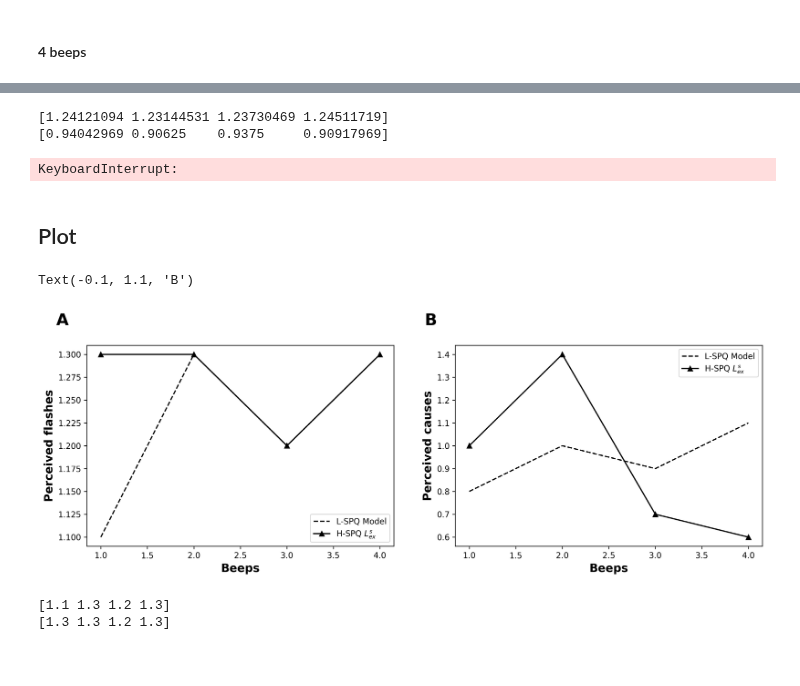
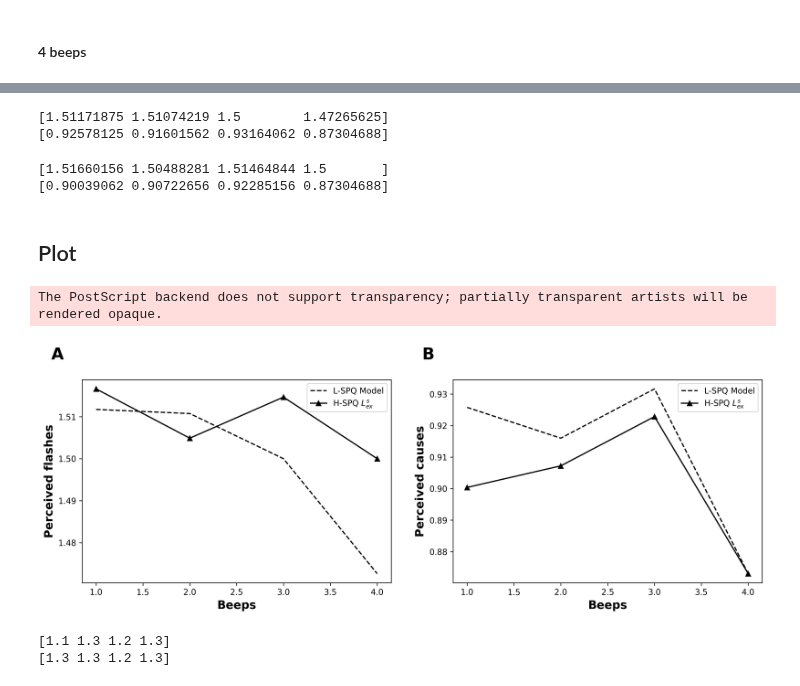
Before and after one commit to renatoparedes/SCZ_DFI_Model, a Jupyter notebook: Predictions.ipynb, the cells around one changed output, grey strips where cells are left out. Drawn from its saved outputs; the diff is of its cells as text; code cells hidden in the pictures.

Commit message:
round2 plots update

```diff
--- a/Predictions.ipynb
+++ b/Predictions.ipynb
@@ -4,3 +4,32 @@
 #### 4 beeps
 # %%
 from utils import BeepsProcessingStrategy
+# %%
+from skneuromsi.neural import Paredes2022
+
+model = Paredes2022(
+        time_range=(0, 750),
+        neurons=30,
+        position_range=(0, 30),
+        tau=(6.560e00, 9.191e00, 1.200e02),
+    )
+
+res = model.run(
+        auditory_soa=48,
+        auditory_intensity=2.44,
+        visual_intensity=1.41,
+        visual_stim_n=1,
+        auditory_stim_n=2,
+        auditory_duration=7,
+        visual_duration=12,
+        auditory_onset=10,
+        visual_onset=34,
+        noise=False,
+        lateral_excitation=0.5,
+        lateral_inhibition=0.4,
+        cross_modal_weight=1.036e-03,
+        feedback_weight=6.231e-01,
+        feedforward_weight=3.892e00,
+        temporal_noise=False,
+        temporal_noise_scale=3,
+    )
@@ -28,7 +63,7 @@ def beep_explore_job(
         model=model,
         target="auditory_stim_n",
         repeat=n_sims,
-        n_jobs=10,
+        n_jobs=30,
         range=beeps_range,
         processing_strategy=BeepsProcessingStrategy(),
     )
@@ -78,8 +113,8 @@ causes_per_beep_lspq = causes_lspq.mean(axis=0)
 print(flashes_per_beep_lspq)
 print(causes_per_beep_lspq)
 # %% [output]
-[1.24121094 1.23144531 1.23730469 1.24511719]
-[0.94042969 0.90625    0.9375     0.90917969]
+[1.51171875 1.51074219 1.5        1.47265625]
+[0.92578125 0.91601562 0.93164062 0.87304688]
 # %%
 hsqp_flashes, hspq_causes = beep_explore_job(
     a_tau=6.560e00,
@@ -98,8 +133,12 @@ flashes_per_beep_hspq = flashes_hspq.mean(axis=0)
 
 causes_hspq = np.array(hspq_causes).reshape(n_sims, max_beeps)
 causes_per_beep_hspq = causes_hspq.mean(axis=0)
-# %% [output]
-KeyboardInterrupt:
+# %%
+print(flashes_per_beep_hspq)
+print(causes_per_beep_hspq)
+# %% [output]
+[1.51660156 1.50488281 1.51464844 1.5       ]
+[0.90039062 0.90722656 0.92285156 0.87304688]
 # %% [markdown]
 ## Plot
 # %%
@@ -108,11 +147,11 @@ import string
 
 beeps_range = np.arange(1, max_beeps + 1)
 
-flashes_per_beep_lspq = np.array([1.24121094, 1.23144531, 1.23730469, 1.24511719])
-causes_per_beep_lspq = np.array([0.94042969, 0.90625, 0.9375, 0.90917969])
+#flashes_per_beep_lspq = np.array([1.24121094, 1.23144531, 1.23730469, 1.24511719])
+#causes_per_beep_lspq = np.array([0.94042969, 0.90625, 0.9375, 0.90917969])
 
-flashes_per_beep_hspq = np.array()
-causes_per_beep_hspq = np.array()
+#flashes_per_beep_hspq = np.array()
+#causes_per_beep_hspq = np.array()
 
 fig, axs = plt.subplots(1, 2, figsize=(15, 4.5), dpi=300)
 
@@ -138,35 +177,35 @@ ax1.text(
     size=20,
     weight="bold",
 )
 
 ax2 = plt.subplot(122)
 ax2.plot(beeps_range, causes_per_beep_lspq, "--", label="L-SPQ Model", color="k")
 ax2.plot(
     beeps_range,
     causes_per_beep_hspq,
     label="H-SPQ " + r"$L_{ex}^{s}$",
     color="k",
     marker="^",
 )
 
 ax2.set_ylabel("Perceived causes", size=14, weight="bold")
 ax2.set_xlabel("Beeps", size=14, weight="bold")
 # ax2.set_ylim(1, 2)
 ax2.legend()
 
 ax2.text(
     -0.1,
     1.1,
     string.ascii_uppercase[1],
     transform=ax2.transAxes,
     size=20,
     weight="bold",
 )
 
 fig.savefig("drafts/FIG5.eps", bbox_inches="tight", format="eps")
 # %% [output]
-Text(-0.1, 1.1, 'B')
+The PostScript backend does not support transparency; partially transparent artists will be rendered opaque.
-[figure, old version]
+[figure, new version]
 # %%
 print(flashes_per_beep_lspq)
 print(flashes_per_beep_hspq)
```
Also changed, not shown: parts of 1 cell of this notebook, 6 other files.
